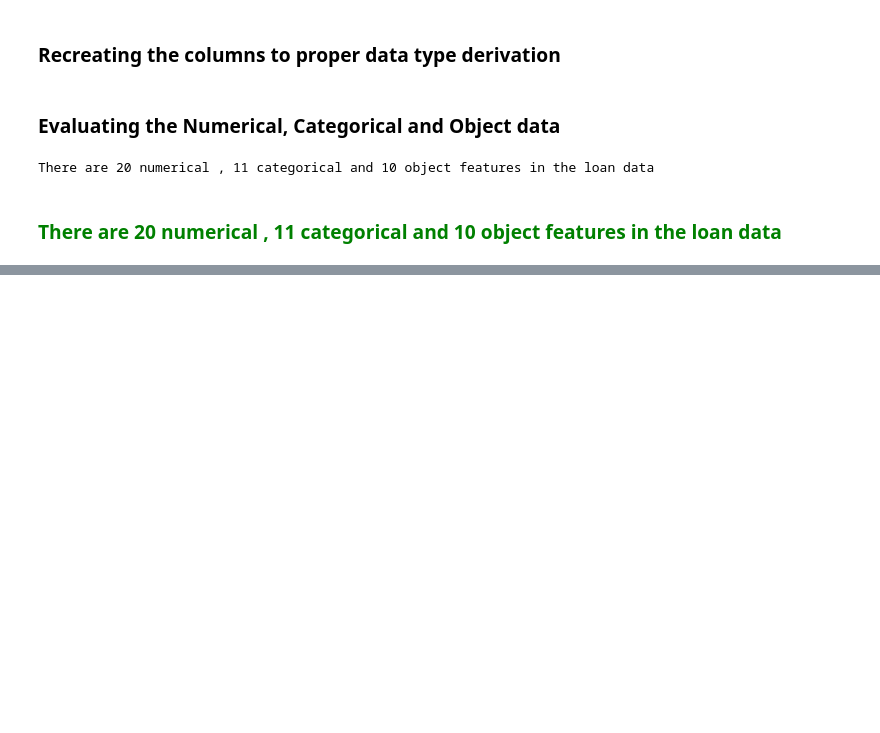
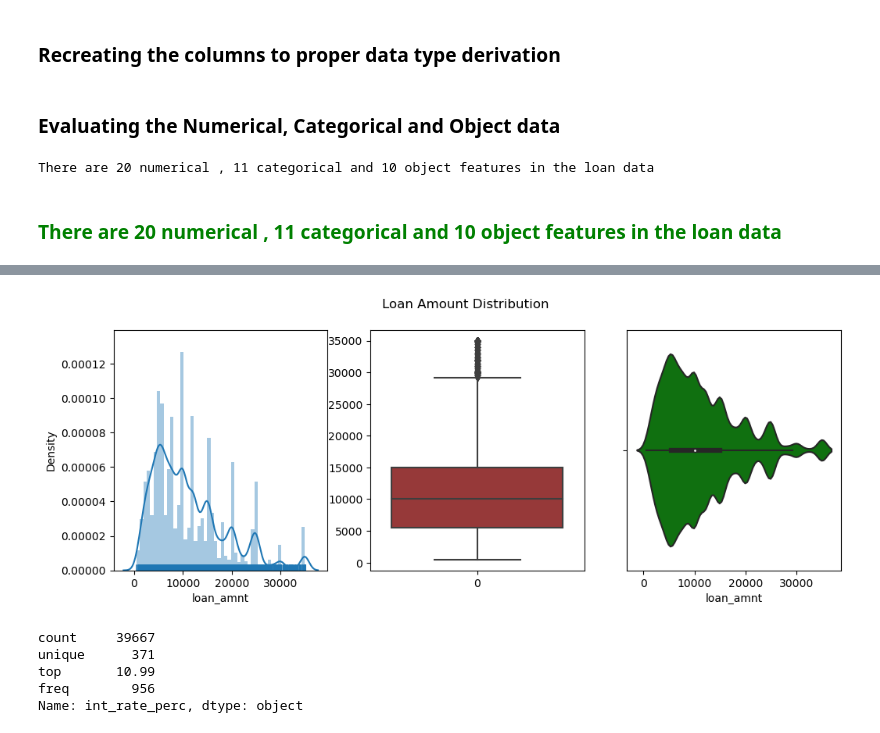
Before and after one commit to ShubhamMishra1102/LendingClubCaseStudy, a Jupyter notebook: Group_Facilitator_SumaiyaK.ipynb, the cells around one changed output, grey strips where cells are left out. Saved outputs shown, nothing was run; the diff lists cells and outputs as text; code cells hidden in the pictures; blank space fills up the shorter version.

```diff
--- a/Group_Facilitator_SumaiyaK.ipynb
+++ b/Group_Facilitator_SumaiyaK.ipynb
@@ -402,0 +452,27 @@ There are 20 numerical , 11 categorical and 10 object features in the loan data
+# %%
+#Increasing the figure size of plot
+plt.figure(figsize=(12,4))
+#Setting subplot index
+plt.subplot(1,3,1)
+#Histogram plot
+sns.distplot(a=filtered_loandata.loan_amnt, rug=True)
+plt.subplot(1,3,2)
+#Box plot
+sns.boxplot(data=filtered_loandata.loan_amnt, color='brown')
+plt.subplot(1,3,3)
+#Violin plot
+sns.violinplot(filtered_loandata.loan_amnt, color='green')
+#Single title for both subplots.
+plt.suptitle('Loan Amount Distribution')
+plt.show()
+# %% [output]
+[figure, added]
+# %%
+#Description of Interest Rate Percentage
+filtered_loandata.int_rate_perc.describe()
+# %% [output]
+count     39667
+unique      371
+top       10.99
+freq        956
+Name: int_rate_perc, dtype: object
```
Also changed, not shown: parts of 11 cells of this notebook.
